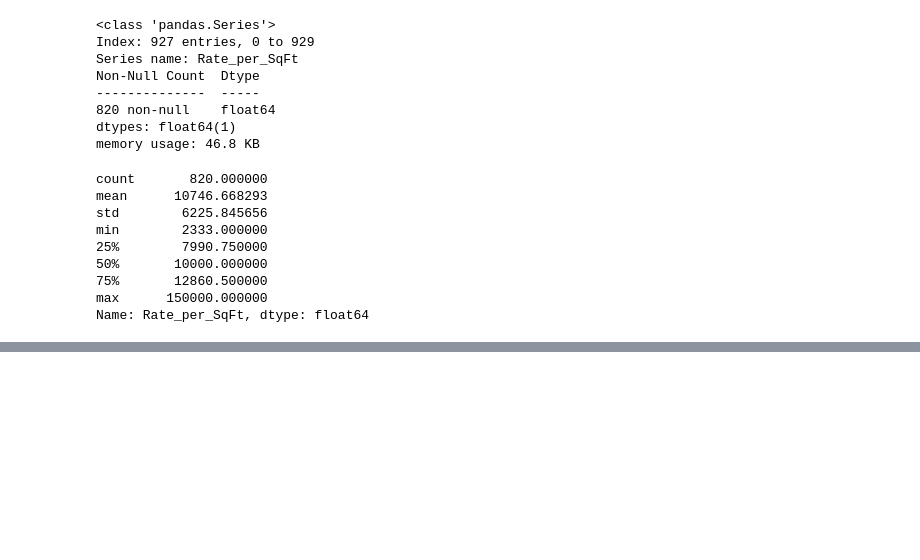
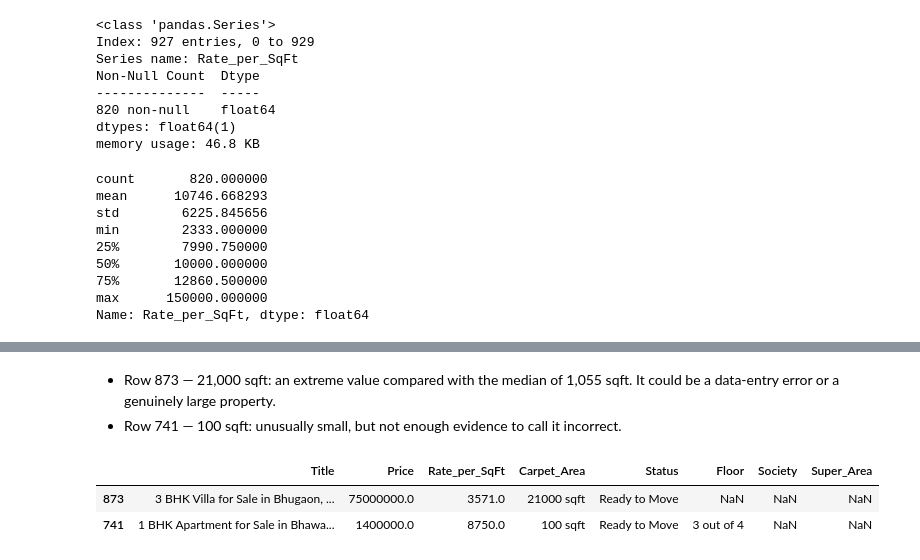
Before and after one commit to Omkesh-Bash/pune-real-estate-data-cleaning, a Jupyter notebook: notebooks/Pune_Real_Estate_Data_Cleaning.ipynb, the cells around one changed output, grey strips where cells are left out. Saved outputs shown, nothing was run; the diff lists cells and outputs as text; code cells hidden in the pictures; blank space fills up the shorter version.

```diff
--- a/notebooks/Pune_Real_Estate_Data_Cleaning.ipynb
+++ b/notebooks/Pune_Real_Estate_Data_Cleaning.ipynb
@@ -543,0 +619,13 @@ Name: Rate_per_SqFt, dtype: float64
+# %% [markdown]
+- Row 873 — 21,000 sqft: an extreme value compared with the median of 1,055 sqft. It could be a data-entry error or a genuinely large property.
+- Row 741 — 100 sqft: unusually small, but not enough evidence to call it incorrect.
+# %%
+real_estate.loc[
+    [873, 741],
+    ["Title", "Price", "Rate_per_SqFt", "Carpet_Area",
+     "Status", "Floor", "Society", "Super_Area"]
+]
+# %% [output]
+|  | Title | Price | Rate_per_SqFt | Carpet_Area | Status | Floor | Society | Super_Area |
+| 873 | 3 BHK Villa for Sale in Bhugaon, ... | 75000000.0 | 3571.0 | 21000 sqft | Ready to Move | NaN | NaN | NaN |
+| 741 | 1 BHK Apartment for Sale in Bhawa... | 1400000.0 | 8750.0 | 100 sqft | Ready to Move | 3 out of 4 | NaN | NaN |
```
Also changed, not shown: parts of 10 cells of this notebook.
